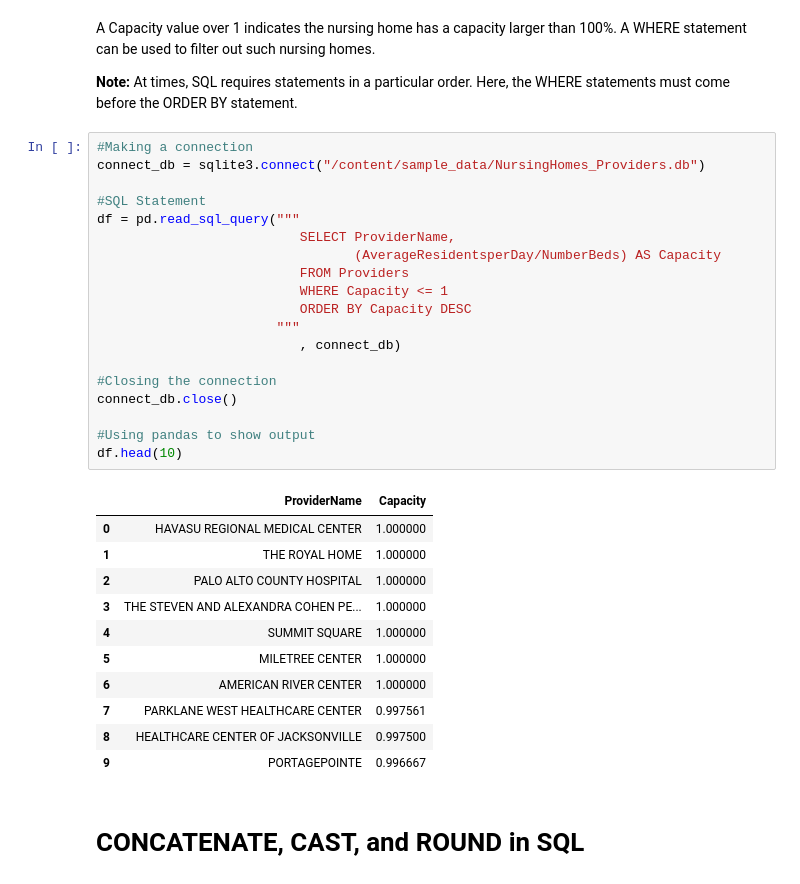
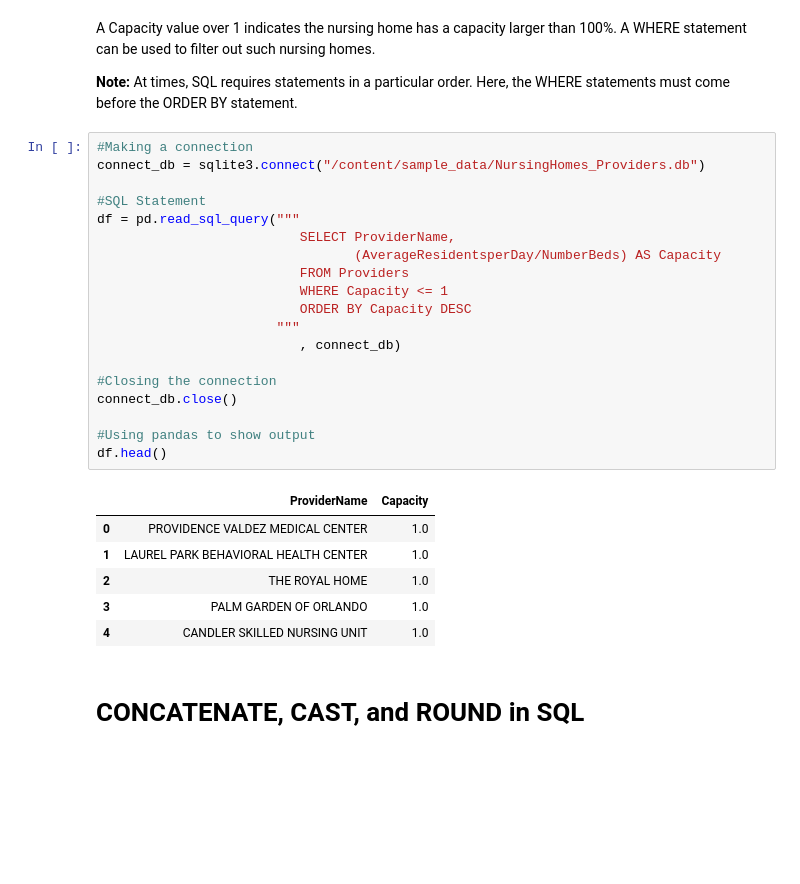
Before and after one commit to yardsale8/DSCI325, a Jupyter notebook: Module3_Part3_SQL.ipynb, the cells around one changed output. Cells and saved outputs as stored; diff of their text form; blank space fills up the shorter version.

```diff
--- a/Module3_Part3_SQL.ipynb
+++ b/Module3_Part3_SQL.ipynb
@@ -183,34 +183,29 @@ A Capacity value over 1 indicates the nursing home has a capacity larger than 10
 # %%
 #Making a connection
 connect_db = sqlite3.connect("/content/sample_data/NursingHomes_Providers.db")
 
 #SQL Statement
 df = pd.read_sql_query("""
                           SELECT ProviderName,
                                  (AverageResidentsperDay/NumberBeds) AS Capacity
                           FROM Providers
                           WHERE Capacity <= 1
                           ORDER BY Capacity DESC
                        """
                           , connect_db)
 
 #Closing the connection
 connect_db.close()
 
 #Using pandas to show output
-df.head(10)
+df.head()
 # %% [output]
 |  | ProviderName | Capacity |
-| 0 | HAVASU REGIONAL MEDICAL CENTER | 1.000000 |
-| 1 | THE ROYAL HOME | 1.000000 |
-| 2 | PALO ALTO COUNTY HOSPITAL | 1.000000 |
-| 3 | THE STEVEN AND ALEXANDRA COHEN PE... | 1.000000 |
-| 4 | SUMMIT SQUARE | 1.000000 |
-| 5 | MILETREE CENTER | 1.000000 |
-| 6 | AMERICAN RIVER CENTER | 1.000000 |
-| 7 | PARKLANE WEST HEALTHCARE CENTER | 0.997561 |
-| 8 | HEALTHCARE CENTER OF JACKSONVILLE | 0.997500 |
-| 9 | PORTAGEPOINTE | 0.996667 |
+| 0 | PROVIDENCE VALDEZ MEDICAL CENTER | 1.0 |
+| 1 | LAUREL PARK BEHAVIORAL HEALTH CENTER | 1.0 |
+| 2 | THE ROYAL HOME | 1.0 |
+| 3 | PALM GARDEN OF ORLANDO | 1.0 |
+| 4 | CANDLER SKILLED NURSING UNIT | 1.0 |
 # %% [markdown]
 # CONCATENATE, CAST, and ROUND in SQL
 # %% [markdown]
```
Also changed, not shown: parts of 24 cells of this notebook.
